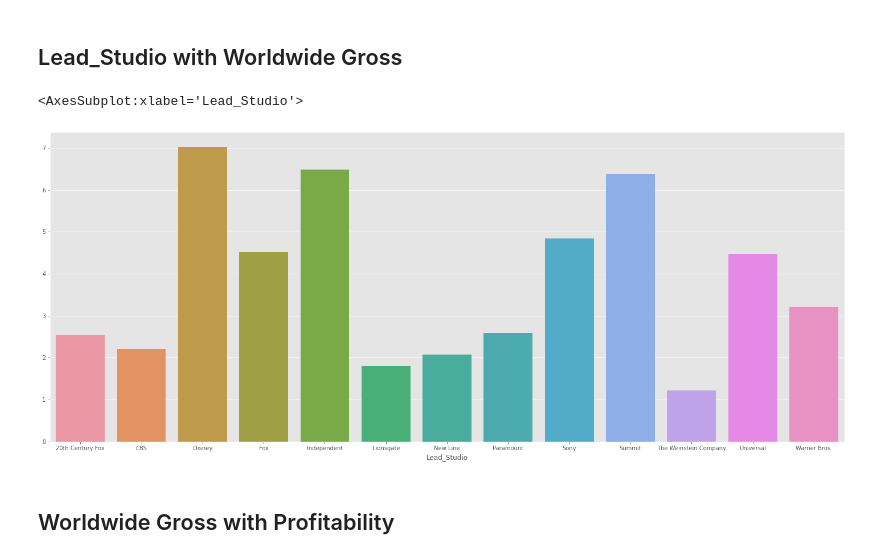
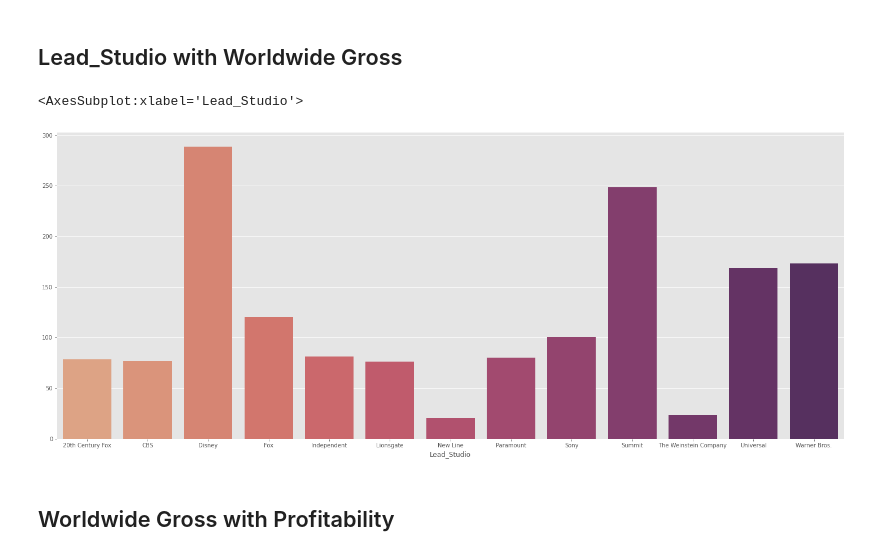
Before and after one commit to MarsSeo/kaggle, a Jupyter notebook: simple-visualization-with-animation-hollywood-data.ipynb, the cells around one changed output. Cells and saved outputs as stored; diff of their text form; code cells hidden in the pictures.

Commit message:
Kaggle Notebook | 📷Simple visualization on Hollywood data | Version 8

```diff
--- a/simple-visualization-with-animation-hollywood-data.ipynb
+++ b/simple-visualization-with-animation-hollywood-data.ipynb
@@ -169,16 +156,16 @@ Index(['Action', 'Animation', 'Comedy', 'Drama', 'Fantasy', 'Romance'], dtype='o
 # %% [markdown]
 ## Lead_Studio with Worldwide Gross
 # %%
-Lead_Studio = stories.groupby('Lead_Studio').mean().Profitability
+Lead_Studio = stories.groupby('Lead_Studio').mean().Worldwide_Gross
 
 indx = Lead_Studio.index
 vals = Lead_Studio.values
 
 plt.figure(figsize=(25,10))
-sns.barplot(x=indx,y=vals)
+sns.barplot(x=indx,y=vals,palette='flare')
 # %% [output]
 <AxesSubplot:xlabel='Lead_Studio'>
-[figure, old version]
+[figure, new version]
 # %% [markdown]
 ## Worldwide Gross with Profitability
 # %%
```
Also changed, not shown: parts of 6 cells of this notebook.
